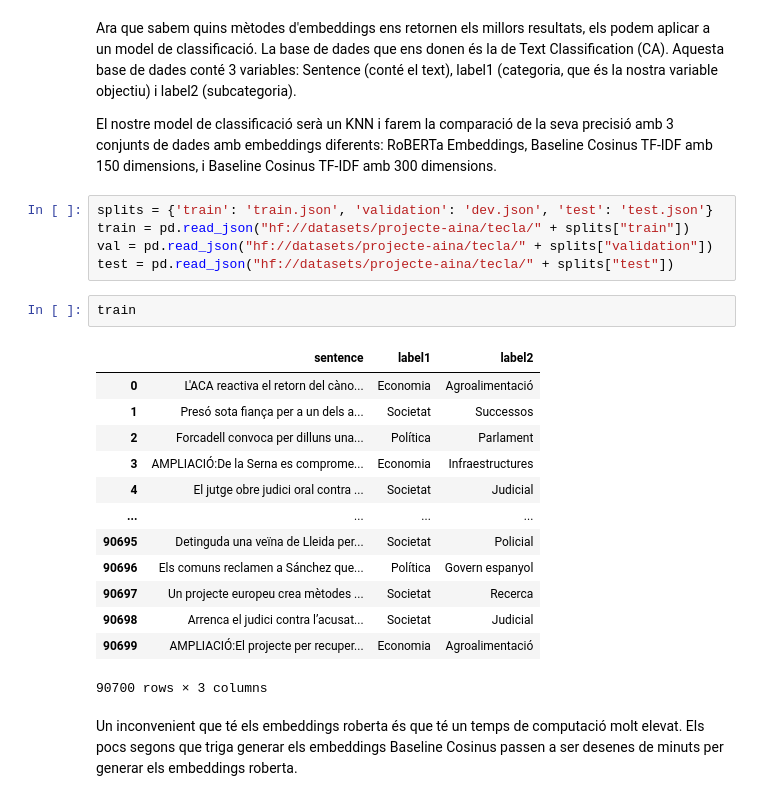
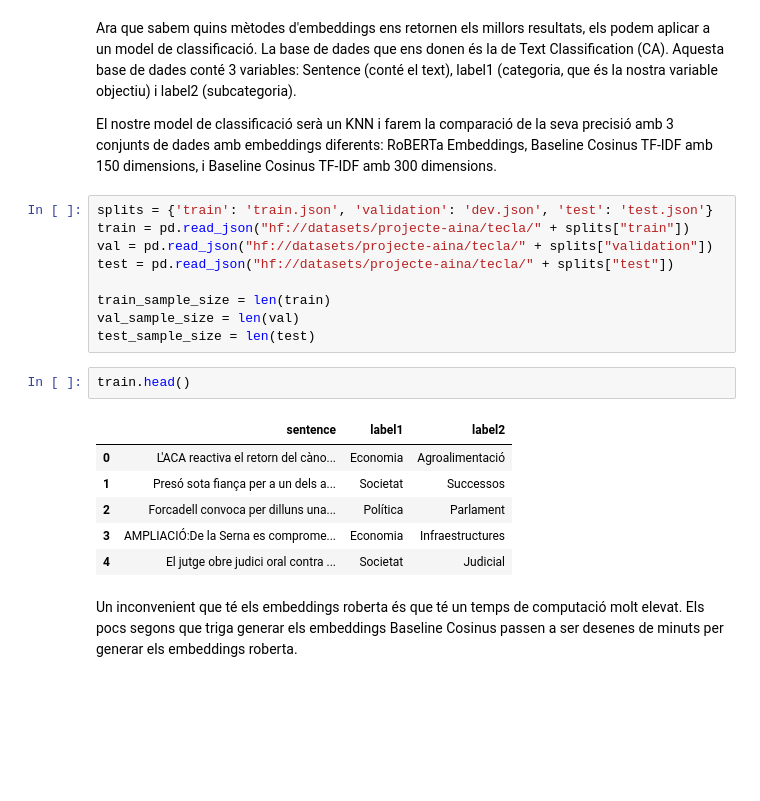
Before and after one commit to EnSergiEsFeo63/PLH-Practica4, a Jupyter notebook: SAM_AQUESTA_ES_LA_BONA_Sam.ipynb, the cells around one changed output. Drawn from its saved outputs; the diff is of its cells as text; blank space fills up the shorter version.

```diff
--- a/SAM_AQUESTA_ES_LA_BONA_Sam.ipynb
+++ b/SAM_AQUESTA_ES_LA_BONA_Sam.ipynb
@@ -1140,22 +1170,19 @@ splits = {'train': 'train.json', 'validation': 'dev.json', 'test': 'test.json'}
 train = pd.read_json("hf://datasets/projecte-aina/tecla/" + splits["train"])
 val = pd.read_json("hf://datasets/projecte-aina/tecla/" + splits["validation"])
 test = pd.read_json("hf://datasets/projecte-aina/tecla/" + splits["test"])
+
+train_sample_size = len(train)
+val_sample_size = len(val)
+test_sample_size = len(test)
 # %%
-train
+train.head()
 # %% [output]
 |  | sentence | label1 | label2 |
 | 0 | L'ACA reactiva el retorn del càno... | Economia | Agroalimentació |
 | 1 | Presó sota fiança per a un dels a... | Societat | Successos |
 | 2 | Forcadell convoca per dilluns una... | Política | Parlament |
 | 3 | AMPLIACIÓ:De la Serna es comprome... | Economia | Infraestructures |
 | 4 | El jutge obre judici oral contra ... | Societat | Judicial |
-| ... | ... | ... | ... |
-| 90695 | Detinguda una veïna de Lleida per... | Societat | Policial |
-| 90696 | Els comuns reclamen a Sánchez que... | Política | Govern espanyol |
-| 90697 | Un projecte europeu crea mètodes ... | Societat | Recerca |
-| 90698 | Arrenca el judici contra l’acusat... | Societat | Judicial |
-| 90699 | AMPLIACIÓ:El projecte per recuper... | Economia | Agroalimentació |
-90700 rows × 3 columns
 # %% [markdown]
 Un inconvenient que té els embeddings roberta és que té un temps de computació molt elevat. Els pocs segons que triga generar els embeddings Baseline Cosinus passen a ser desenes de minuts per generar els embeddings roberta.
 # %%
```
Also changed, not shown: parts of 17 cells of this notebook, 1 other file.
